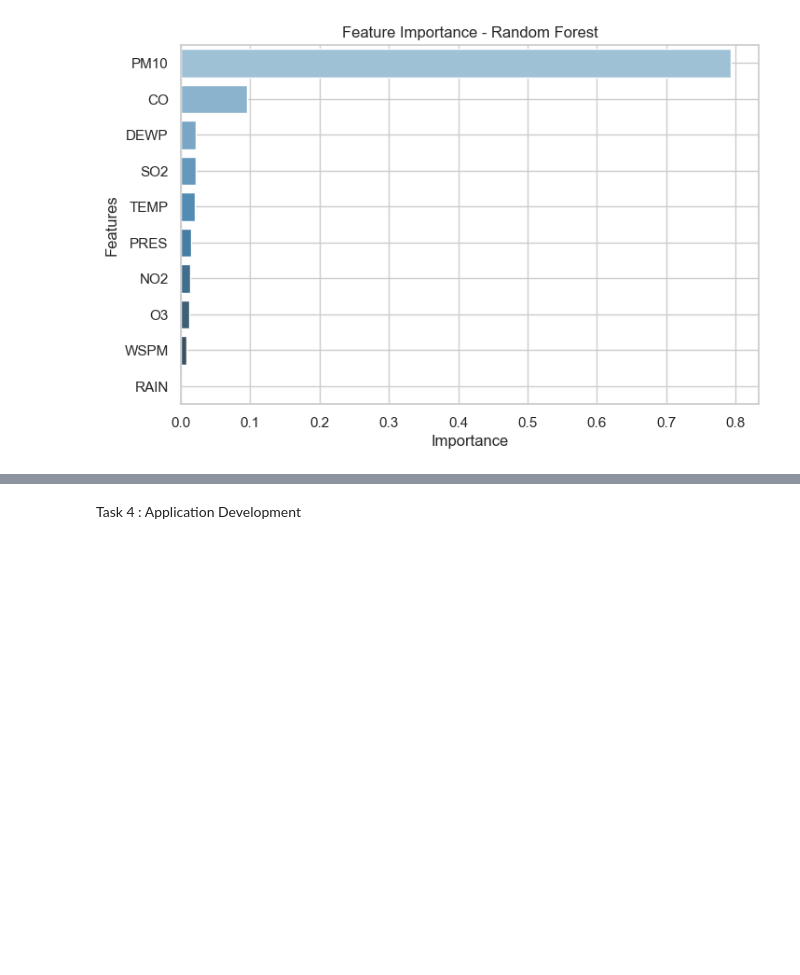
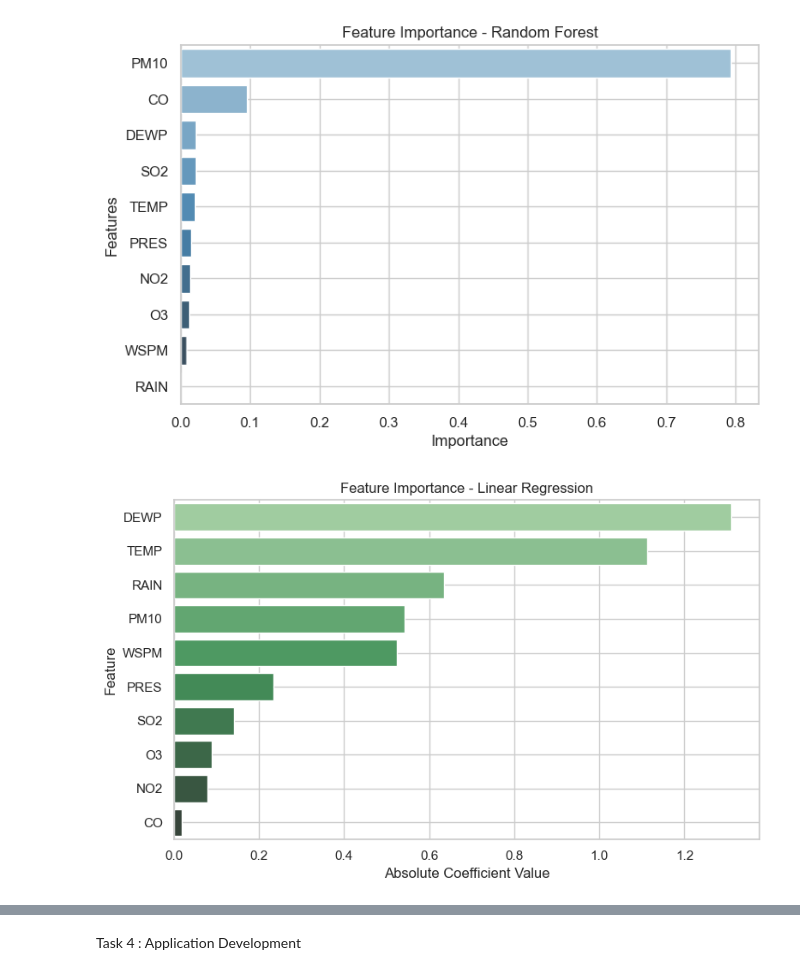
Before and after one commit to himshisehi/CMP7005_Programming-_for_Data_Analysis, a Jupyter notebook: st20317251_CMP7005_PRAC1.ipynb, the cells around one changed output, grey strips where cells are left out. Cells and saved outputs as stored; diff of their text form; code cells hidden in the pictures; blank space fills up the shorter version.

```diff
--- a/st20317251_CMP7005_PRAC1.ipynb
+++ b/st20317251_CMP7005_PRAC1.ipynb
@@ -661,0 +631,15 @@ Mean Squared Error: 435.70
+# %%
+# Linear Regression
+# ---------------------
+lr_model = LinearRegression()
+lr_model.fit(X_train, y_train)
+y_pred_lr = lr_model.predict(X_test)
+
+mse_lr = mean_squared_error(y_test, y_pred_lr)
+rmse_lr = np.sqrt(mse_lr)
+r2_lr = r2_score(y_test, y_pred_lr)
+
+print("--- Linear Regression ---")
+print(f"R² Score: {r2_lr:.2f}")
+print(f"RMSE: {rmse_lr:.2f}")
+print(f"MSE: {mse_lr:.2f}")
@@ -679,3 +688,21 @@ plt.grid(True)
 plt.show()
 # %% [output]
 [figure]
+# %%
+# --- Feature Importance - Linear Regression ---
+coefficients = pd.DataFrame({
+    'Feature': features,
+    'Coefficient': lr_model.coef_,
+    'Importance': np.abs(lr_model.coef_)
+}).sort_values(by='Importance', ascending=False)
+
+plt.figure(figsize=(8, 5))
+sns.barplot(data=coefficients, x='Importance', y='Feature', palette='Greens_d')
+plt.title('Feature Importance - Linear Regression')
+plt.xlabel('Absolute Coefficient Value')
+plt.ylabel('Feature')
+plt.grid(True)
+plt.tight_layout()
+plt.show()
+# %% [output]
+[figure, added]
```
Also changed, not shown: parts of 13 cells of this notebook, 7 other files.
